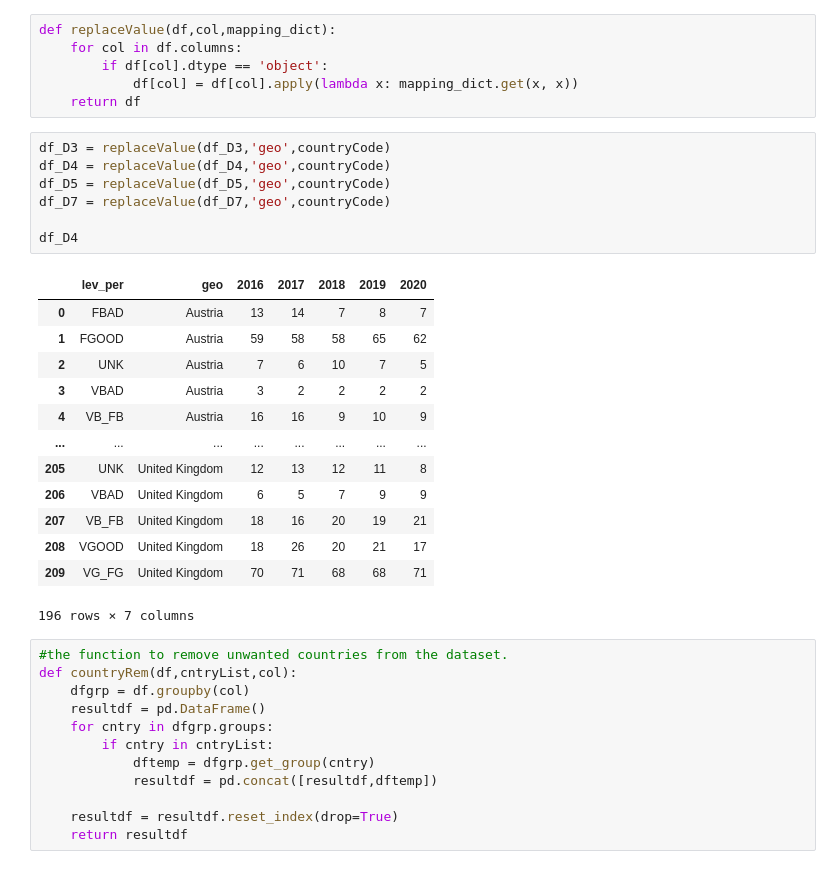
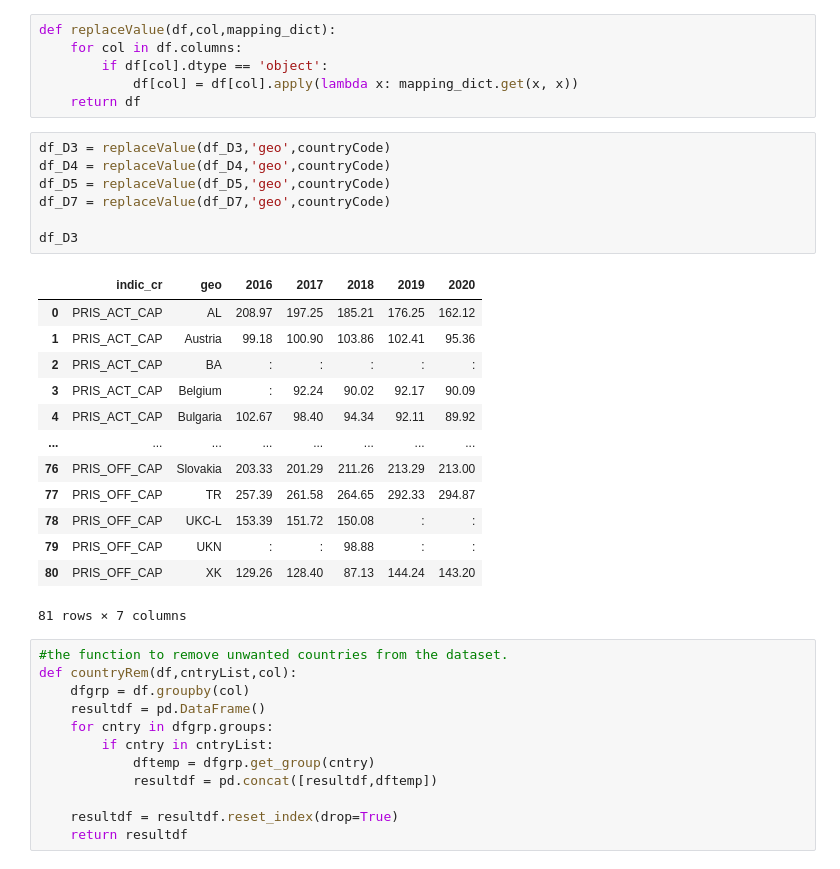
Before and after one commit to Prisoner-s-Dilemma/OpenAccess-DigitalEthics-ProjectMaterial, a Jupyter notebook: Mashup_datasets.ipynb, the cells around one changed output. Cells and saved outputs as stored; diff of their text form.

```diff
--- a/Mashup_datasets.ipynb
+++ b/Mashup_datasets.ipynb
@@ -196,24 +185,24 @@ def replaceValue(df,col,mapping_dict):
 # %%
 df_D3 = replaceValue(df_D3,'geo',countryCode)
 df_D4 = replaceValue(df_D4,'geo',countryCode)
 df_D5 = replaceValue(df_D5,'geo',countryCode)
 df_D7 = replaceValue(df_D7,'geo',countryCode)
 
-df_D4
+df_D3
 # %% [output]
-|  | lev_per | geo | 2016 | 2017 | 2018 | 2019 | 2020 |
-| 0 | FBAD | Austria | 13 | 14 | 7 | 8 | 7 |
-| 1 | FGOOD | Austria | 59 | 58 | 58 | 65 | 62 |
-| 2 | UNK | Austria | 7 | 6 | 10 | 7 | 5 |
-| 3 | VBAD | Austria | 3 | 2 | 2 | 2 | 2 |
-| 4 | VB_FB | Austria | 16 | 16 | 9 | 10 | 9 |
+|  | indic_cr | geo | 2016 | 2017 | 2018 | 2019 | 2020 |
+| 0 | PRIS_ACT_CAP | AL | 208.97 | 197.25 | 185.21 | 176.25 | 162.12 |
+| 1 | PRIS_ACT_CAP | Austria | 99.18 | 100.90 | 103.86 | 102.41 | 95.36 |
+| 2 | PRIS_ACT_CAP | BA | : | : | : | : | : |
+| 3 | PRIS_ACT_CAP | Belgium | : | 92.24 | 90.02 | 92.17 | 90.09 |
+| 4 | PRIS_ACT_CAP | Bulgaria | 102.67 | 98.40 | 94.34 | 92.11 | 89.92 |
 | ... | ... | ... | ... | ... | ... | ... | ... |
-| 205 | UNK | United Kingdom | 12 | 13 | 12 | 11 | 8 |
-| 206 | VBAD | United Kingdom | 6 | 5 | 7 | 9 | 9 |
-| 207 | VB_FB | United Kingdom | 18 | 16 | 20 | 19 | 21 |
-| 208 | VGOOD | United Kingdom | 18 | 26 | 20 | 21 | 17 |
-| 209 | VG_FG | United Kingdom | 70 | 71 | 68 | 68 | 71 |
+| 76 | PRIS_OFF_CAP | Slovakia | 203.33 | 201.29 | 211.26 | 213.29 | 213.00 |
+| 77 | PRIS_OFF_CAP | TR | 257.39 | 261.58 | 264.65 | 292.33 | 294.87 |
+| 78 | PRIS_OFF_CAP | UKC-L | 153.39 | 151.72 | 150.08 | : | : |
+| 79 | PRIS_OFF_CAP | UKN | : | : | 98.88 | : | : |
+| 80 | PRIS_OFF_CAP | XK | 129.26 | 128.40 | 87.13 | 144.24 | 143.20 |
-196 rows × 7 columns
+81 rows × 7 columns
 # %%
 #the function to remove unwanted countries from the dataset.
 def countryRem(df,cntryList,col):
```
Also changed, not shown: parts of 8 cells of this notebook.
